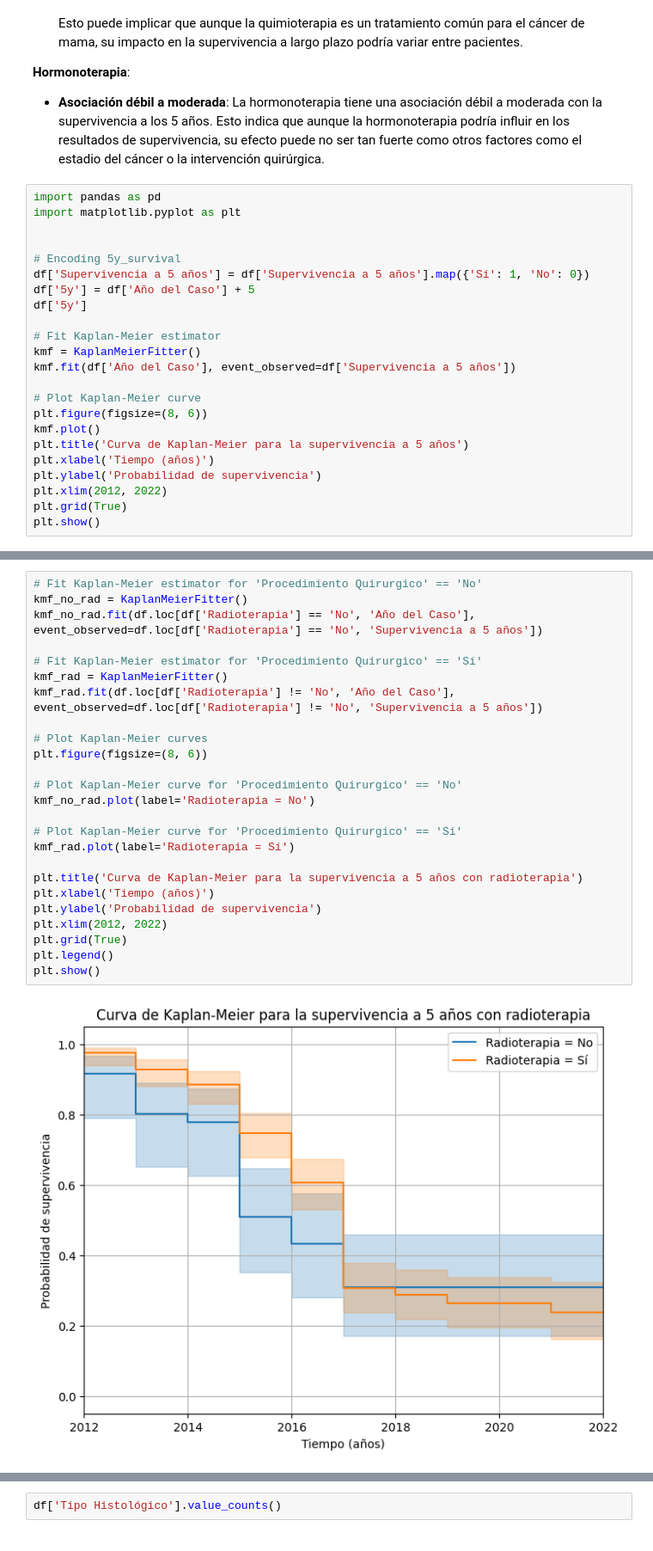
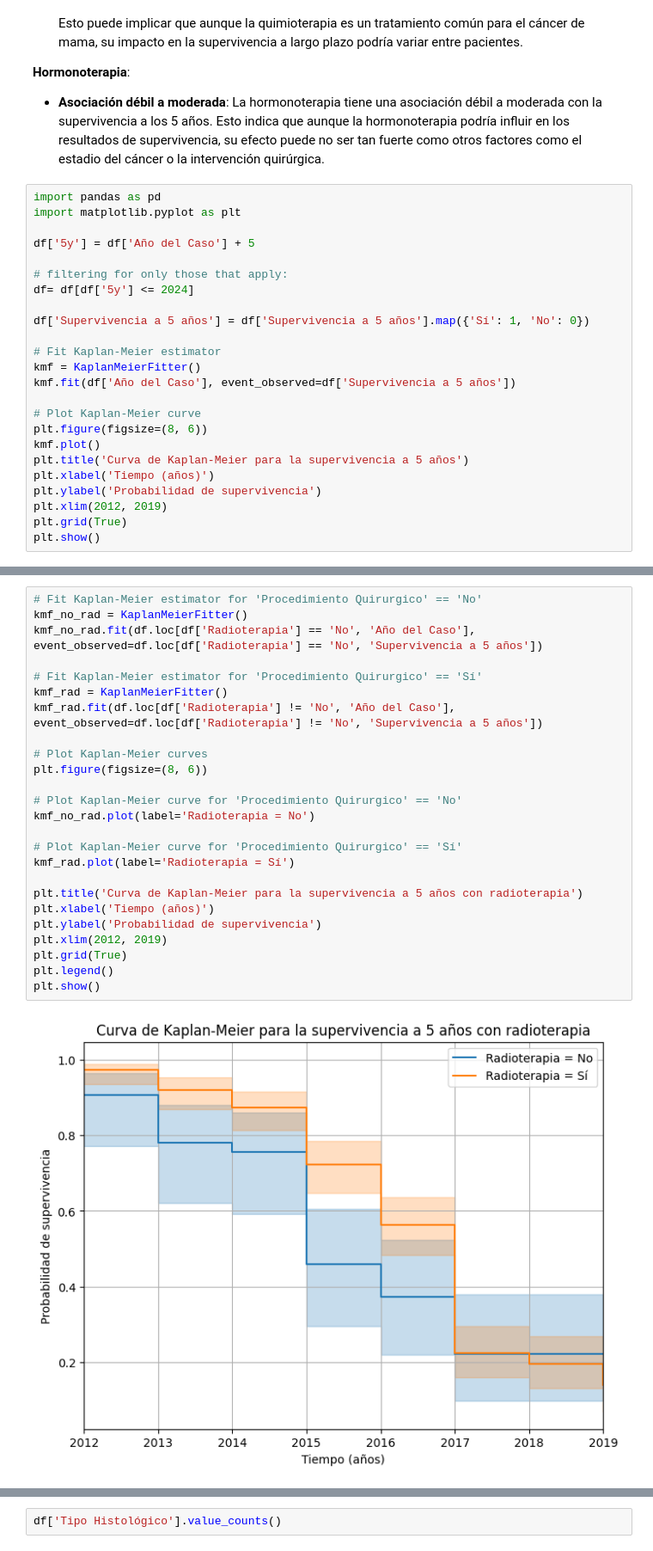
Before and after one commit to slesageq/Survivor_Analysis, a Jupyter notebook: analysis_filtered.ipynb, the cells around one changed output, grey strips where cells are left out. Shown at 86% size. Drawn from its saved outputs; the diff is of its cells as text.

```diff
--- a/analysis_filtered.ipynb
+++ b/analysis_filtered.ipynb
@@ -1297,11 +1295,12 @@ Cramer's V Statstic: 0.14908810042332038
 import pandas as pd
 import matplotlib.pyplot as plt
 
+df['5y'] = df['Año del Caso'] + 5
 
-# Encoding 5y_survival
+# filtering for only those that apply:
+df= df[df['5y'] <= 2024]
+
 df['Supervivencia a 5 años'] = df['Supervivencia a 5 años'].map({'Sí': 1, 'No': 0})
-df['5y'] = df['Año del Caso'] + 5
-df['5y']
 
 # Fit Kaplan-Meier estimator
 kmf = KaplanMeierFitter()
@@ -1313,7 +1312,7 @@ kmf.plot()
 plt.title('Curva de Kaplan-Meier para la supervivencia a 5 años')
 plt.xlabel('Tiempo (años)')
 plt.ylabel('Probabilidad de supervivencia')
-plt.xlim(2012, 2022)
+plt.xlim(2012, 2019)
 plt.grid(True)
 plt.show()
 # %% [output]
@@ -1349,27 +1366,27 @@ plt.show()
 # %%
 # Fit Kaplan-Meier estimator for 'Procedimiento Quirurgico' == 'No'
 kmf_no_rad = KaplanMeierFitter()
 kmf_no_rad.fit(df.loc[df['Radioterapia'] == 'No', 'Año del Caso'], event_observed=df.loc[df['Radioterapia'] == 'No', 'Supervivencia a 5 años'])
 
 # Fit Kaplan-Meier estimator for 'Procedimiento Quirurgico' == 'Sí'
 kmf_rad = KaplanMeierFitter()
 kmf_rad.fit(df.loc[df['Radioterapia'] != 'No', 'Año del Caso'], event_observed=df.loc[df['Radioterapia'] != 'No', 'Supervivencia a 5 años'])
 
 # Plot Kaplan-Meier curves
 plt.figure(figsize=(8, 6))
 
 # Plot Kaplan-Meier curve for 'Procedimiento Quirurgico' == 'No'
 kmf_no_rad.plot(label='Radioterapia = No')
 
 # Plot Kaplan-Meier curve for 'Procedimiento Quirurgico' == 'Sí'
 kmf_rad.plot(label='Radioterapia = Sí')
 
 plt.title('Curva de Kaplan-Meier para la supervivencia a 5 años con radioterapia')
 plt.xlabel('Tiempo (años)')
 plt.ylabel('Probabilidad de supervivencia')
-plt.xlim(2012, 2022)
+plt.xlim(2012, 2019)
 plt.grid(True)
 plt.legend()
 plt.show()
 # %% [output]
-[figure, old version]
+[figure, new version]
```
Also changed, not shown: parts of 15 cells of this notebook.
